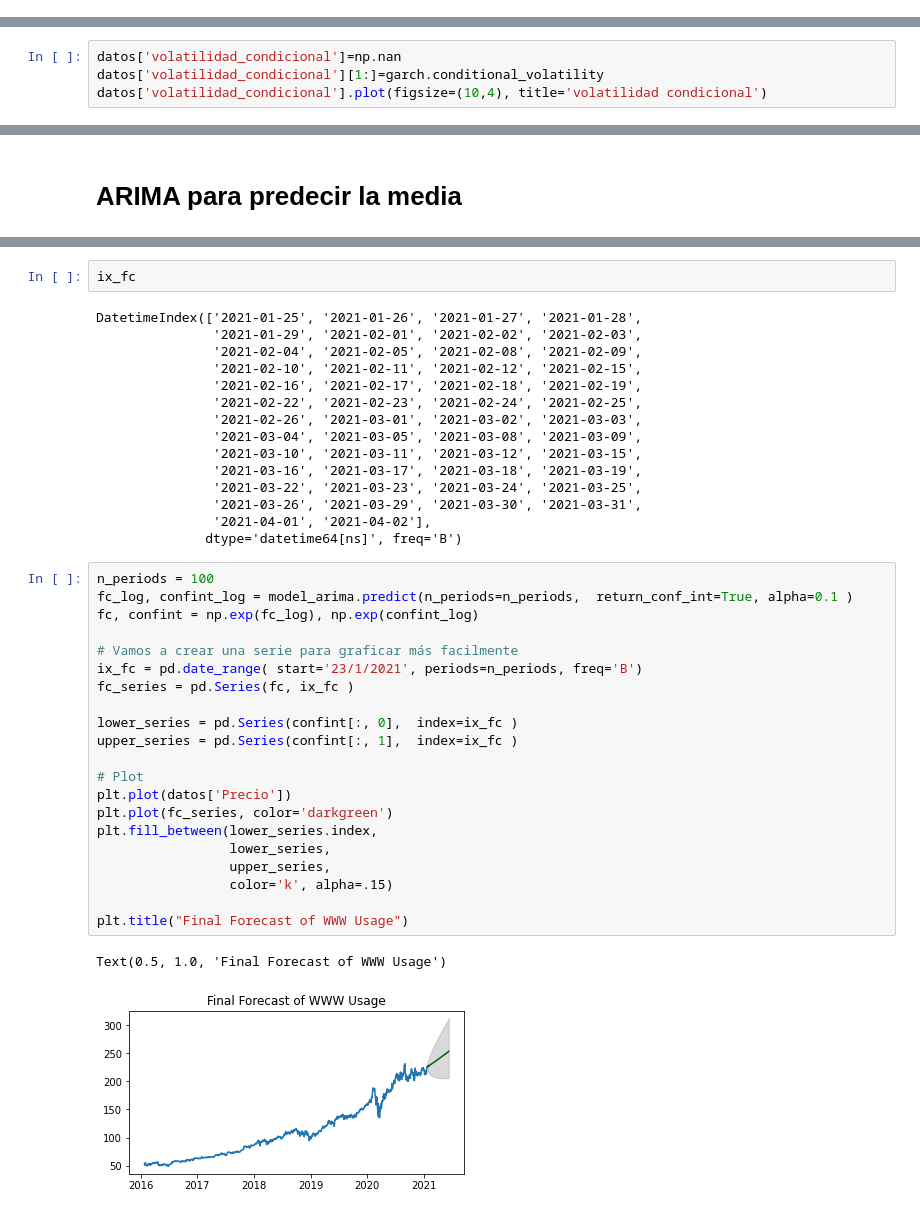
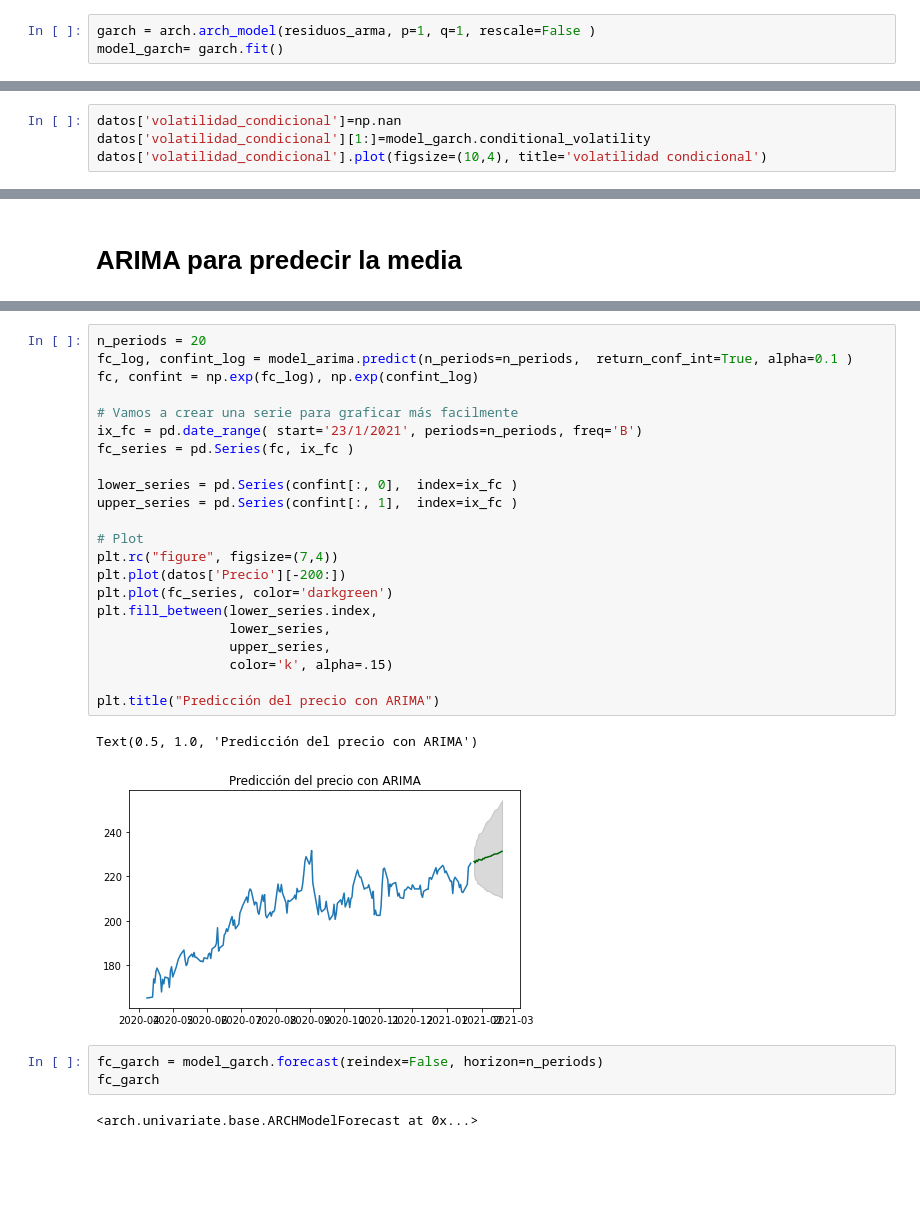
Before and after one commit to AnIsAsPe/Prediccion_de_Riesgo_python, a Jupyter notebook: notebooks/Predicción_de_riesgo.ipynb, the cells around one changed output, grey strips where cells are left out. Drawn from its saved outputs; the diff is of its cells as text; blank space fills up the shorter version.

```diff
--- a/notebooks/Predicción_de_riesgo.ipynb
+++ b/notebooks/Predicción_de_riesgo.ipynb
@@ -378,3 +380,6 @@ Optimization terminated successfully.    (Exit mode 0)
             Iterations: 8
             Function evaluations: 41
             Gradient evaluations: 4
+# %%
+garch = arch.arch_model(residuos_arma, p=1, q=1, rescale=False )
+model_garch= garch.fit()
@@ -401,7 +416,7 @@ Volatility Model
 Covariance estimator: robust
 # %%
 datos['volatilidad_condicional']=np.nan
-datos['volatilidad_condicional'][1:]=garch.conditional_volatility
+datos['volatilidad_condicional'][1:]=model_garch.conditional_volatility
 datos['volatilidad_condicional'].plot(figsize=(10,4), title='volatilidad condicional')
 # %% [output]
 <matplotlib.axes._subplots.AxesSubplot at 0x...>
@@ -496,41 +489,30 @@ array([[219.46909459, 234.28442945],
-# %%
-ix_fc
-# %% [output]
-DatetimeIndex(['2021-01-25', '2021-01-26', '2021-01-27', '2021-01-28',
-               '2021-01-29', '2021-02-01', '2021-02-02', '2021-02-03',
-               '2021-02-04', '2021-02-05', '2021-02-08', '2021-02-09',
-               '2021-02-10', '2021-02-11', '2021-02-12', '2021-02-15',
-               '2021-02-16', '2021-02-17', '2021-02-18', '2021-02-19',
-               '2021-02-22', '2021-02-23', '2021-02-24', '2021-02-25',
-               '2021-02-26', '2021-03-01', '2021-03-02', '2021-03-03',
-               '2021-03-04', '2021-03-05', '2021-03-08', '2021-03-09',
-               '2021-03-10', '2021-03-11', '2021-03-12', '2021-03-15',
-               '2021-03-16', '2021-03-17', '2021-03-18', '2021-03-19',
-               '2021-03-22', '2021-03-23', '2021-03-24', '2021-03-25',
-               '2021-03-26', '2021-03-29', '2021-03-30', '2021-03-31',
-               '2021-04-01', '2021-04-02'],
-              dtype='datetime64[ns]', freq='B')
 # %%
-n_periods = 100
+n_periods = 20
 fc_log, confint_log = model_arima.predict(n_periods=n_periods,  return_conf_int=True, alpha=0.1 )
 fc, confint = np.exp(fc_log), np.exp(confint_log)
 
 # Vamos a crear una serie para graficar más facilmente
 ix_fc = pd.date_range( start='23/1/2021', periods=n_periods, freq='B')
 fc_series = pd.Series(fc, ix_fc )
 
 lower_series = pd.Series(confint[:, 0],  index=ix_fc )
 upper_series = pd.Series(confint[:, 1],  index=ix_fc )
 
 # Plot
-plt.plot(datos['Precio'])
+plt.rc("figure", figsize=(7,4))
+plt.plot(datos['Precio'][-200:])
 plt.plot(fc_series, color='darkgreen')
 plt.fill_between(lower_series.index,
                  lower_series,
                  upper_series,
                  color='k', alpha=.15)
 
-plt.title("Final Forecast of WWW Usage")
+plt.title("Predicción del precio con ARIMA")
 # %% [output]
-Text(0.5, 1.0, 'Final Forecast of WWW Usage')
+Text(0.5, 1.0, 'Predicción del precio con ARIMA')
-[figure, old version]
+[figure, new version]
+# %%
+fc_garch = model_garch.forecast(reindex=False, horizon=n_periods)
+fc_garch
+# %% [output]
+<arch.univariate.base.ARCHModelForecast at 0x...>
```
Also changed, not shown: parts of 21 cells of this notebook.
